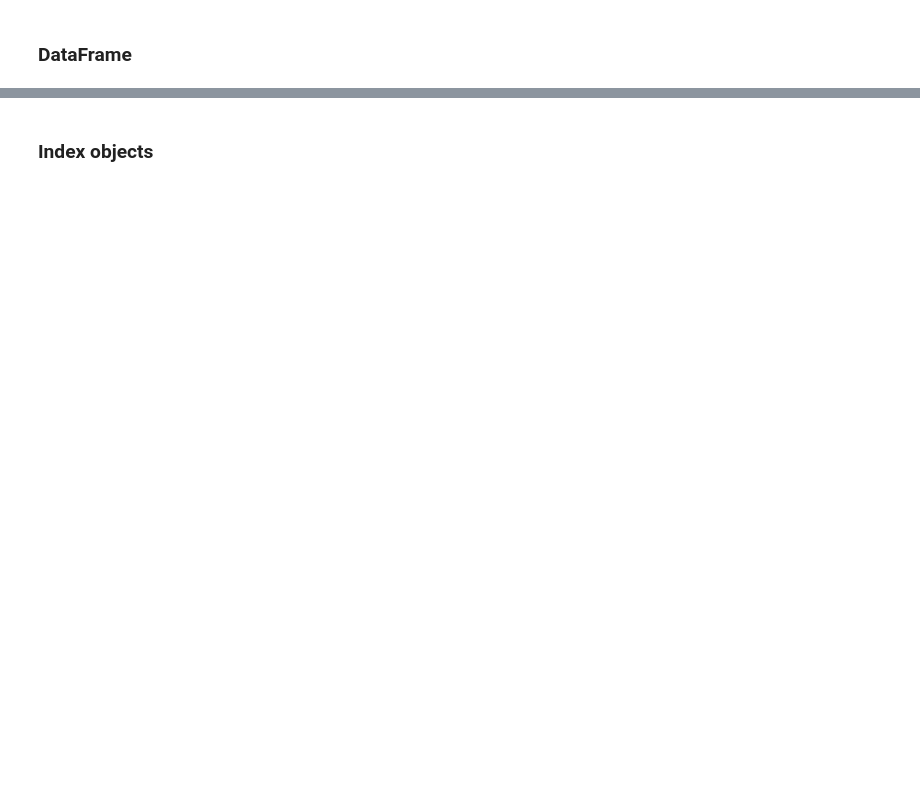
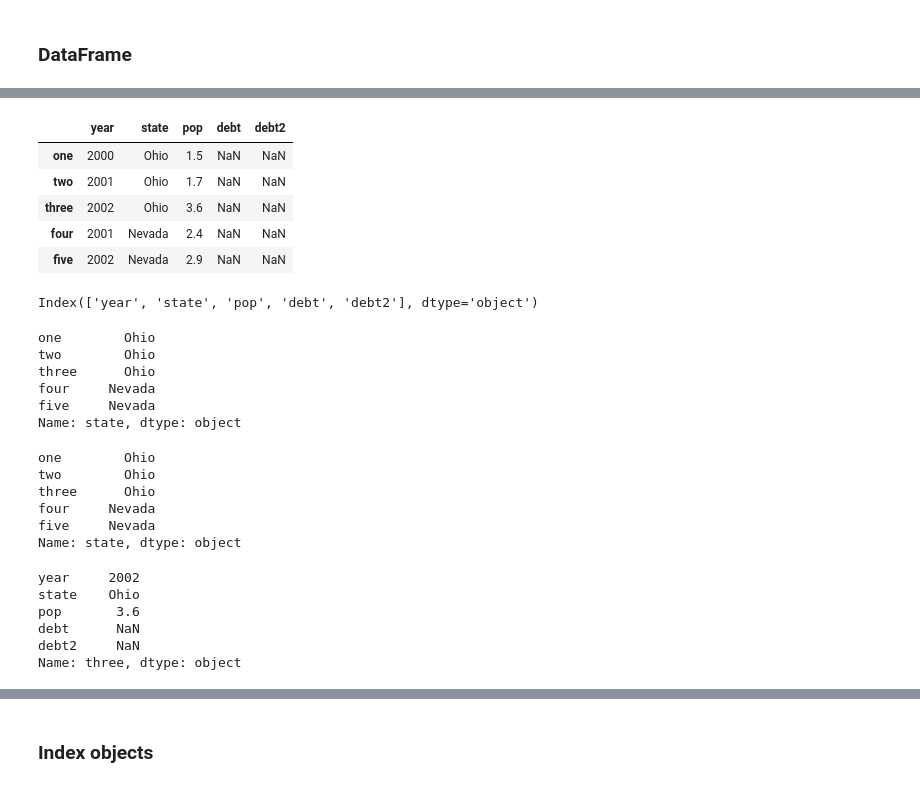
Before and after one commit to miyamotok0105/pydata-book, a Jupyter notebook: ch05.ipynb, the cells around one changed output, grey strips where cells are left out. Drawn from its saved outputs; the diff is of its cells as text; code cells hidden in the pictures; blank space fills up the shorter version.

```diff
--- a/ch05.ipynb
+++ b/ch05.ipynb
@@ -87,15 +214,46 @@ DataFrame(data, columns=['year', 'state', 'pop'])
 # %%
-frame2 = DataFrame(data, columns=['year', 'state', 'pop', 'debt'],
+frame2 = DataFrame(data, columns=['year', 'state', 'pop', 'debt', 'debt2'],
                    index=['one', 'two', 'three', 'four', 'five'])
 frame2
+# %% [output]
+|  | year | state | pop | debt | debt2 |
+| one | 2000 | Ohio | 1.5 | NaN | NaN |
+| two | 2001 | Ohio | 1.7 | NaN | NaN |
+| three | 2002 | Ohio | 3.6 | NaN | NaN |
+| four | 2001 | Nevada | 2.4 | NaN | NaN |
+| five | 2002 | Nevada | 2.9 | NaN | NaN |
 # %%
 frame2.columns
+# %% [output]
+Index(['year', 'state', 'pop', 'debt', 'debt2'], dtype='object')
 # %%
 frame2['state']
+# %% [output]
+one        Ohio
+two        Ohio
+three      Ohio
+four     Nevada
+five     Nevada
+Name: state, dtype: object
 # %%
 frame2.year
+frame2.state
+# %% [output]
+one        Ohio
+two        Ohio
+three      Ohio
+four     Nevada
+five     Nevada
+Name: state, dtype: object
 # %%
-frame2.ix['three']
+frame2.loc['three']
+# %% [output]
+year     2002
+state    Ohio
+pop       3.6
+debt      NaN
+debt2     NaN
+Name: three, dtype: object
 # %%
 frame2['debt'] = 16.5
 frame2
```
Also changed, not shown: parts of 204 cells of this notebook, 14 other files.
